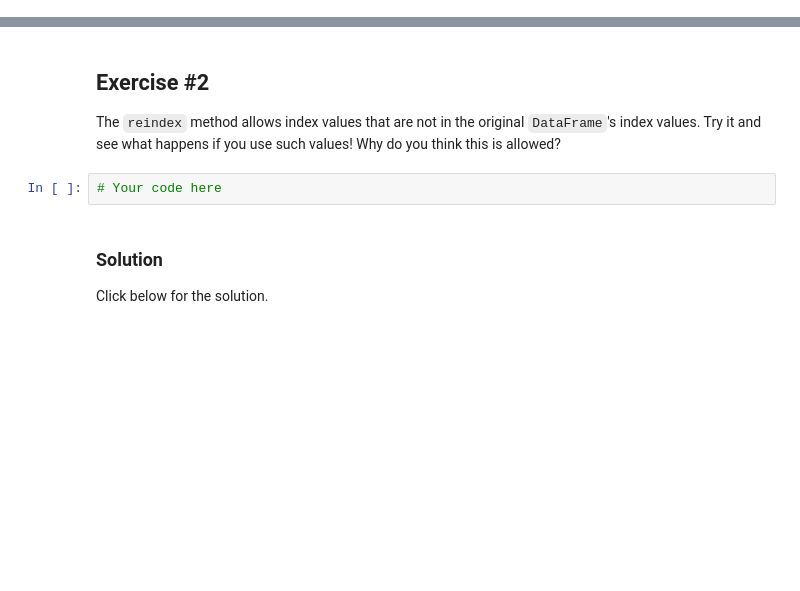
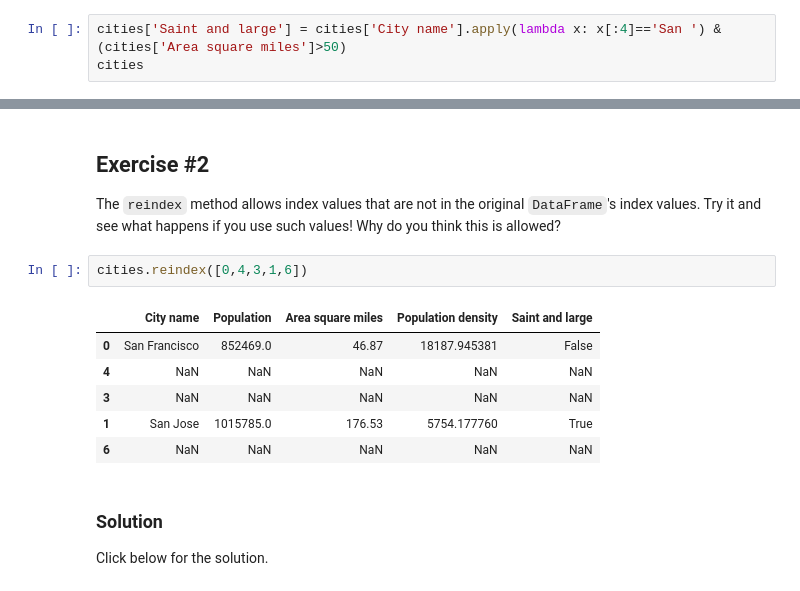
Before and after one commit to sathayas/GoogleMLCrashCourse, a Jupyter notebook: prework/intro_to_pandas.ipynb, the cells around one changed output, grey strips where cells are left out. Saved outputs shown, nothing was run; the diff lists cells and outputs as text; blank space fills up the shorter version.

```diff
--- a/prework/intro_to_pandas.ipynb
+++ b/prework/intro_to_pandas.ipynb
@@ -189,0 +188,3 @@ Modify the `cities` table by adding a new boolean column that is True if and onl
+# %%
+cities['Saint and large'] = cities['City name'].apply(lambda x: x[:4]=='San ') & (cities['Area square miles']>50)
+cities
@@ -218,8 +238,15 @@ For more information, see the [Index documentation](http://pandas.pydata.org/pan
 ## Exercise #2
 
 The `reindex` method allows index values that are not in the original `DataFrame`'s index values. Try it and see what happens if you use such values! Why do you think this is allowed?
-# %%
-# Your code here
+# %%
+cities.reindex([0,4,3,1,6])
+# %% [output]
+|  | City name | Population | Area square miles | Population density | Saint and large |
+| 0 | San Francisco | 852469.0 | 46.87 | 18187.945381 | False |
+| 4 | NaN | NaN | NaN | NaN | NaN |
+| 3 | NaN | NaN | NaN | NaN | NaN |
+| 1 | San Jose | 1015785.0 | 176.53 | 5754.177760 | True |
+| 6 | NaN | NaN | NaN | NaN | NaN |
 # %% [markdown]
 ### Solution
 
```
Also changed, not shown: parts of 6 cells of this notebook.
